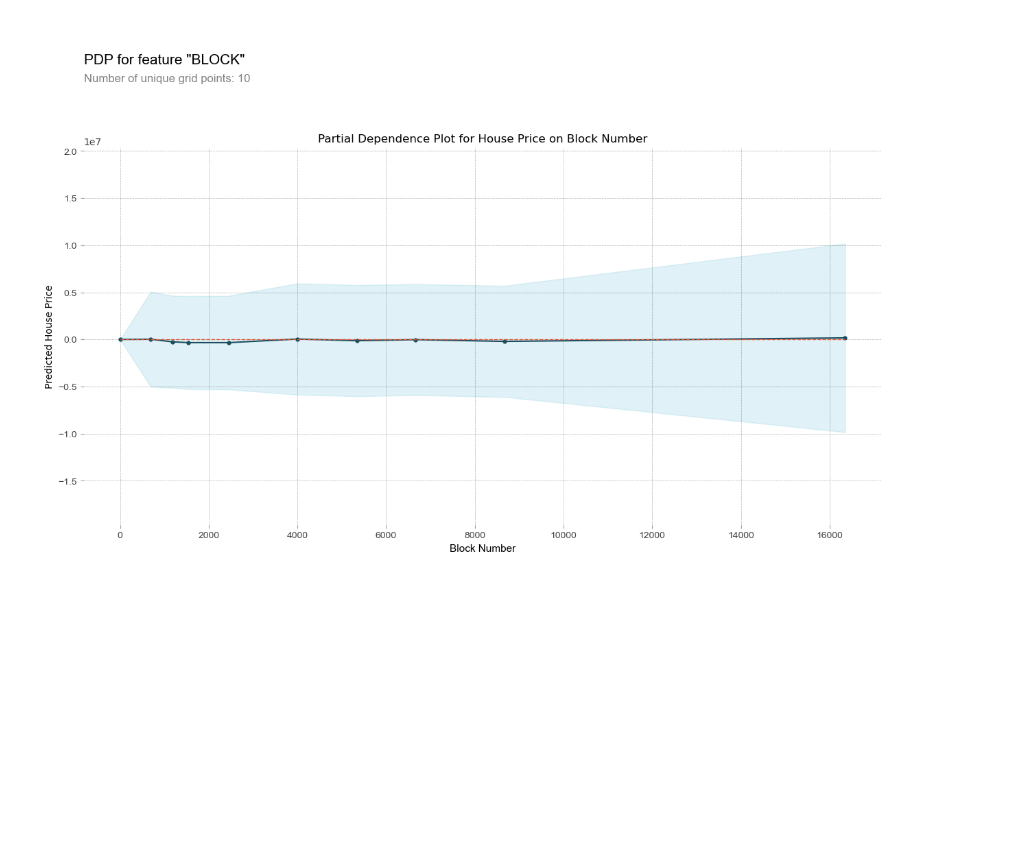
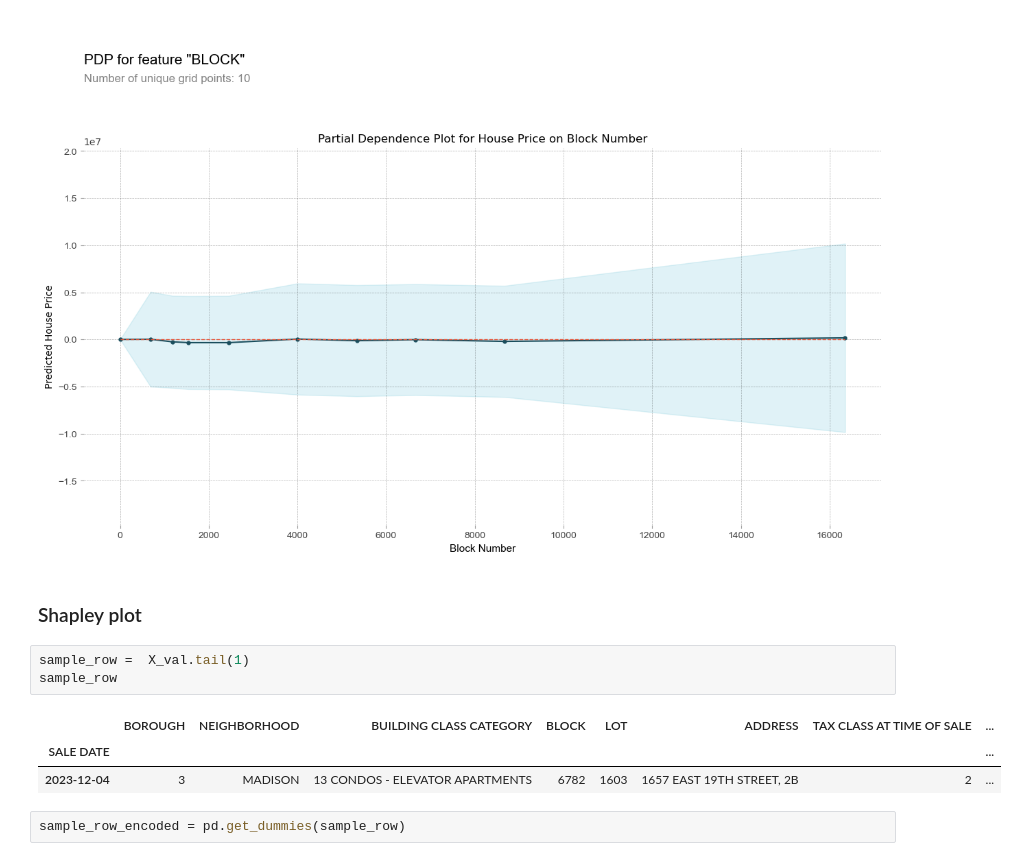
Before and after one commit to ayebaishmo/NW_C_price, a Jupyter notebook: LS_DS_231_assignment.ipynb, the cells around one changed output. Cells and saved outputs as stored; diff of their text form; blank space fills up the shorter version.

```diff
--- a/LS_DS_231_assignment.ipynb
+++ b/LS_DS_231_assignment.ipynb
@@ -298,3 +298,14 @@ plt.title('Partial Dependence Plot for House Price on Block Number')
 plt.show()
 # %% [output]
 [figure]
+# %% [markdown]
+### Shapley plot
+# %%
+sample_row =  X_val.tail(1)
+sample_row
+# %% [output]
+|  | BOROUGH | NEIGHBORHOOD | BUILDING CLASS CATEGORY | BLOCK | LOT | ADDRESS | TAX CLASS AT TIME OF SALE | ... |
+| SALE DATE |  |  |  |  |  |  |  | ... |
+| 2023-12-04 | 3 | MADISON | 13 CONDOS - ELEVATOR APARTMENTS | 6782 | 1603 | 1657 EAST 19TH STREET, 2B | 2 | ... |
+# %%
+sample_row_encoded = pd.get_dummies(sample_row)
```
Also changed, not shown: parts of 1 cell of this notebook.
